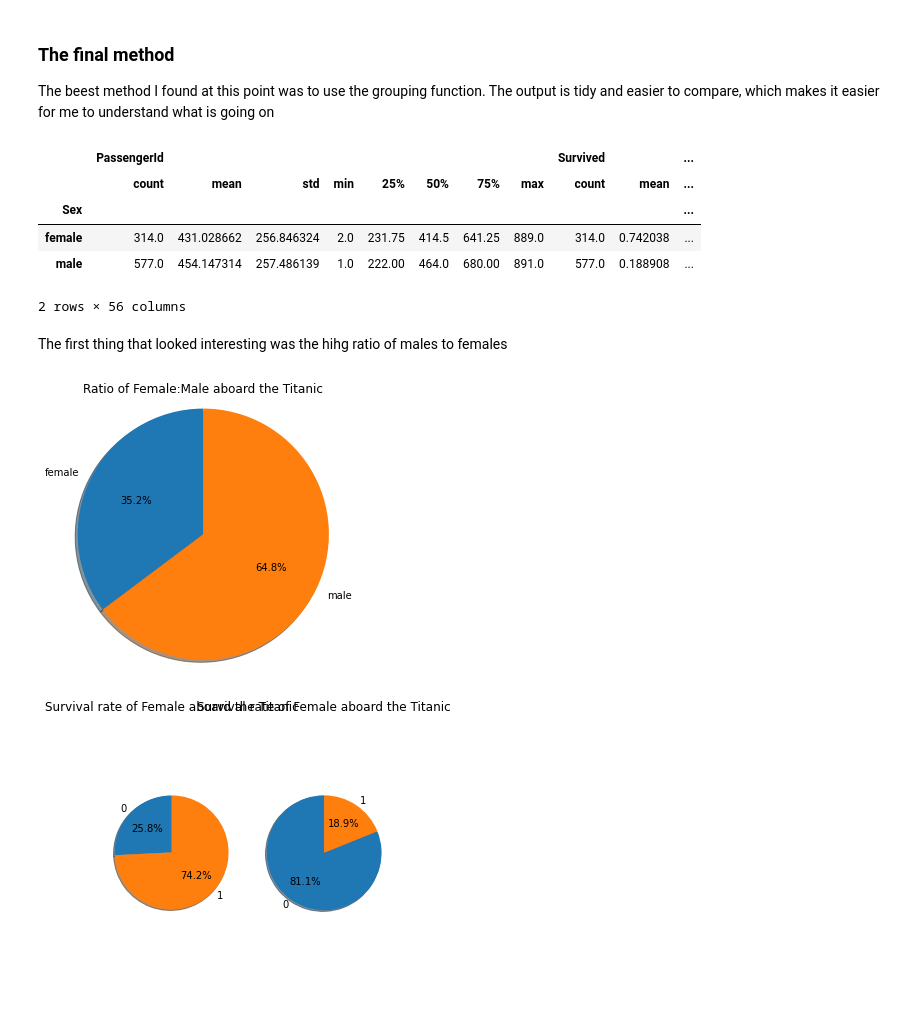
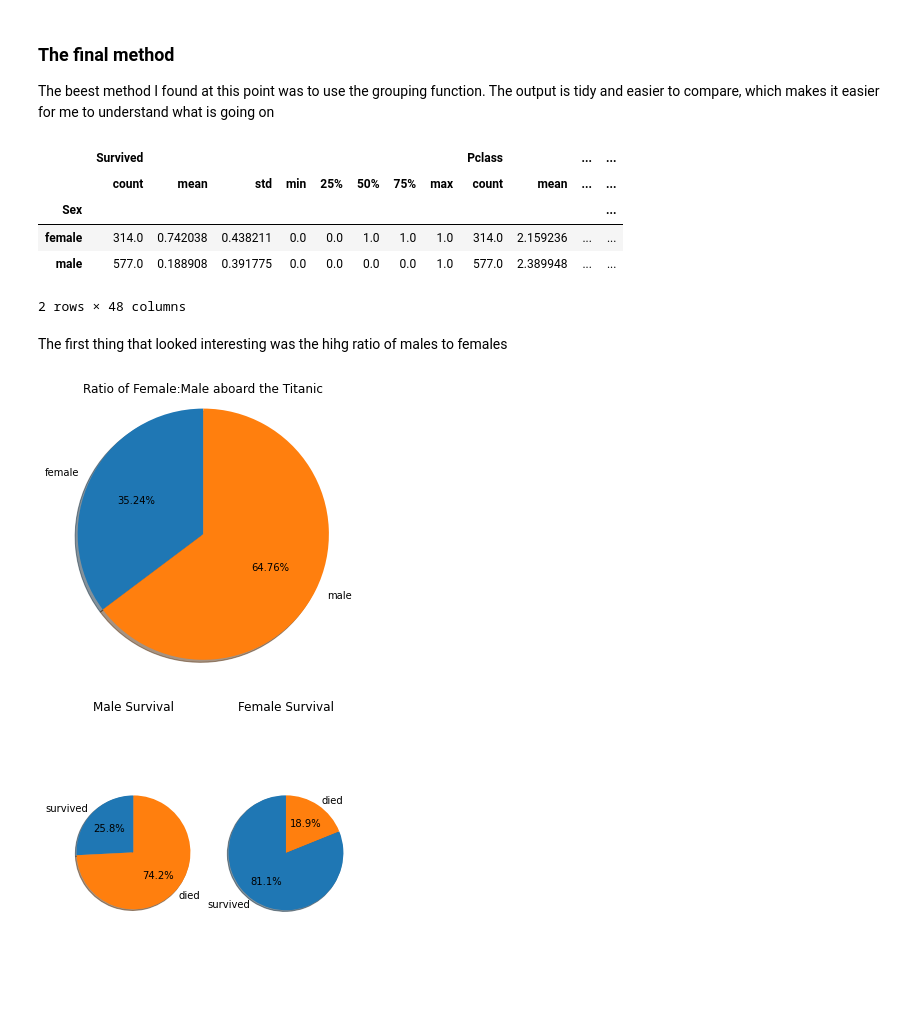
Before and after one commit to cstml/kaggle-titanic, a Jupyter notebook: Titanic Kaggle Competition.ipynb, the cells around one changed output. Cells and saved outputs as stored; diff of their text form; code cells hidden in the pictures.

```diff
--- a/Titanic Kaggle Competition.ipynb
+++ b/Titanic Kaggle Competition.ipynb
@@ -163,3 +165,5 @@ First thing I observed was that passenger id's were a useless information as it
+# %%
+trainingData = trainingData.drop(columns = ['PassengerId'])
 # %% [markdown]
 # Analysis
 
@@ -227,12 +233,12 @@ The beest method I found at this point was to use the grouping function. The out
 # %%
 trainingData.groupby("Sex").describe()
 # %% [output]
-|  | PassengerId |  |  |  |  |  |  |  | Survived |  | ... |
-|  | count | mean | std | min | 25% | 50% | 75% | max | count | mean | ... |
-| Sex |  |  |  |  |  |  |  |  |  |  | ... |
-| female | 314.0 | 431.028662 | 256.846324 | 2.0 | 231.75 | 414.5 | 641.25 | 889.0 | 314.0 | 0.742038 | ... |
-| male | 577.0 | 454.147314 | 257.486139 | 1.0 | 222.00 | 464.0 | 680.00 | 891.0 | 577.0 | 0.188908 | ... |
+|  | Survived |  |  |  |  |  |  |  | Pclass |  | ... | ... |
+|  | count | mean | std | min | 25% | 50% | 75% | max | count | mean | ... | ... |
+| Sex |  |  |  |  |  |  |  |  |  |  |  | ... |
+| female | 314.0 | 0.742038 | 0.438211 | 0.0 | 0.0 | 1.0 | 1.0 | 1.0 | 314.0 | 2.159236 | ... | ... |
+| male | 577.0 | 0.188908 | 0.391775 | 0.0 | 0.0 | 0.0 | 0.0 | 1.0 | 577.0 | 2.389948 | ... | ... |
-2 rows × 56 columns
+2 rows × 48 columns
 # %% [markdown]
 The first thing that looked interesting was the hihg ratio of males to females
 # %%
@@ -243,32 +249,34 @@ labels = SGroup.groups.keys() # Tidy way of extracting the group keys
 
 
 fig1, ax1 = plt.subplots(figsize=(5, 5))
-ax1.pie(tmp,labels=labels, autopct='%1.1f%%',
+ax1.pie(tmp,labels=labels, autopct='%1.2f%%',
         shadow=True, startangle=90)
 ax1.set_title("Ratio of Female:Male aboard the Titanic")
 
 ax1.axis('equal')  # Equal aspect ratio ensures that pie is drawn as a circle.
 plt.show()
 # %% [output]
-[figure, old version]
+[figure, new version]
 # %%
 FGSurvived = trainingData.loc[trainingData.Sex == 'female'].groupby("Survived")
 MGSurvived = trainingData.loc[trainingData.Sex == 'male'].groupby("Survived")
 tmp = FGSurvived.size().array # Tidy way of extracting the distribution
 labels = FGSurvived.groups.keys() # Tidy way of extracting the group keys
 
+labels = {"survived","died"}
 fig1, ax1 = plt.subplots(1,2,figsize=(5, 5))
-ax1[0].set_title("Survival rate of Female aboard the Titanic")
+ax1[0].set_title("Male Survival")
 ax1[0].pie(tmp, labels=labels, autopct='%1.1f%%',
         shadow=True, startangle=90)
 ax1[0].axis('equal')
 
+labels = {"survived","died"}
 tmp = MGSurvived.size().array # Tidy way of extracting the distribution
-ax1[1].set_title("Survival rate of Female aboard the Titanic")
+ax1[1].set_title("Female Survival")
 ax1[1].pie(tmp, labels=labels, autopct='%1.1f%%',
         shadow=True, startangle=90)
 
 ax1[1].axis('equal')  # Equal aspect ratio ensures that pie is drawn as a circle.
 plt.show()
 # %% [output]
-[figure, old version]
+[figure, new version]
```
Also changed, not shown: parts of 17 cells of this notebook.
